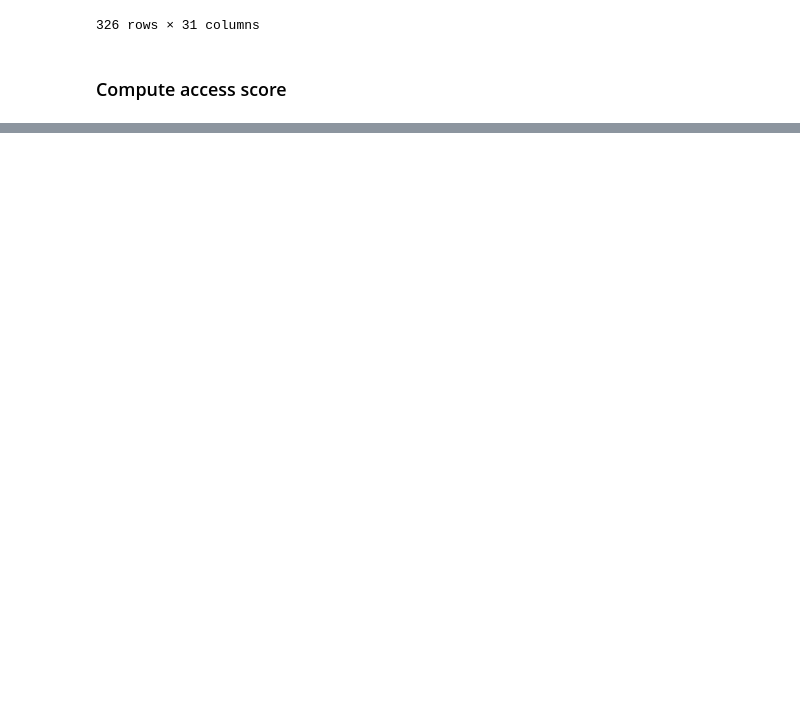
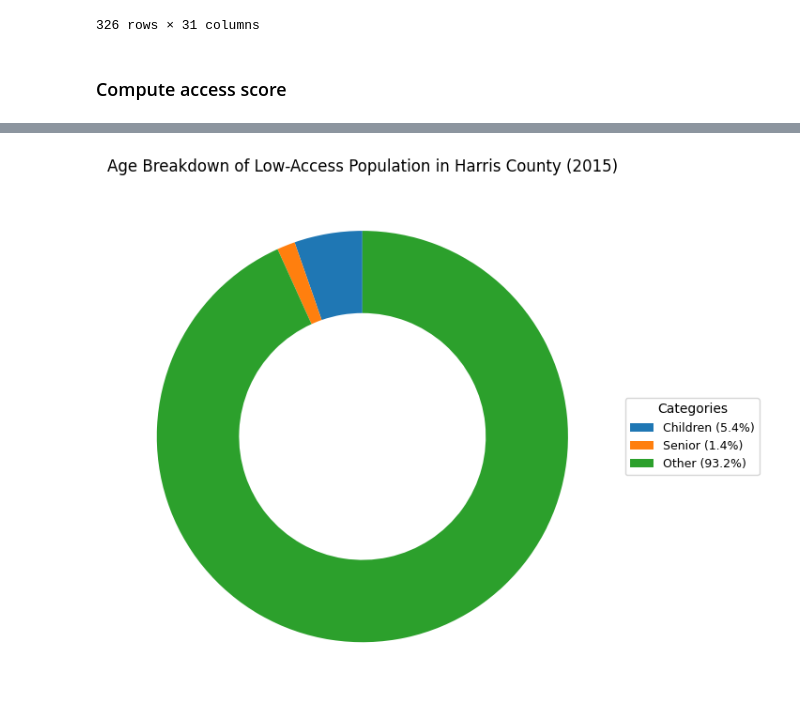
Before and after one commit to wylliamunlimited/food-access-analysis, a Jupyter notebook: data-analysis.ipynb, the cells around one changed output, grey strips where cells are left out. Cells and saved outputs as stored; diff of their text form; code cells hidden in the pictures; blank space fills up the shorter version.

```diff
--- a/data-analysis.ipynb
+++ b/data-analysis.ipynb
@@ -535,0 +806,5 @@ norm_access.sort_values(by="AccessScore", ascending=False)
+# %%
+## Plot pie chart
+plot_pie_with_legend(harris_access_age, age_labels, title="Age Breakdown of Low-Access Population in Harris County (2015)")
+# %% [output]
+[figure, added]
```
Also changed, not shown: parts of 40 cells of this notebook, 1 other file.
